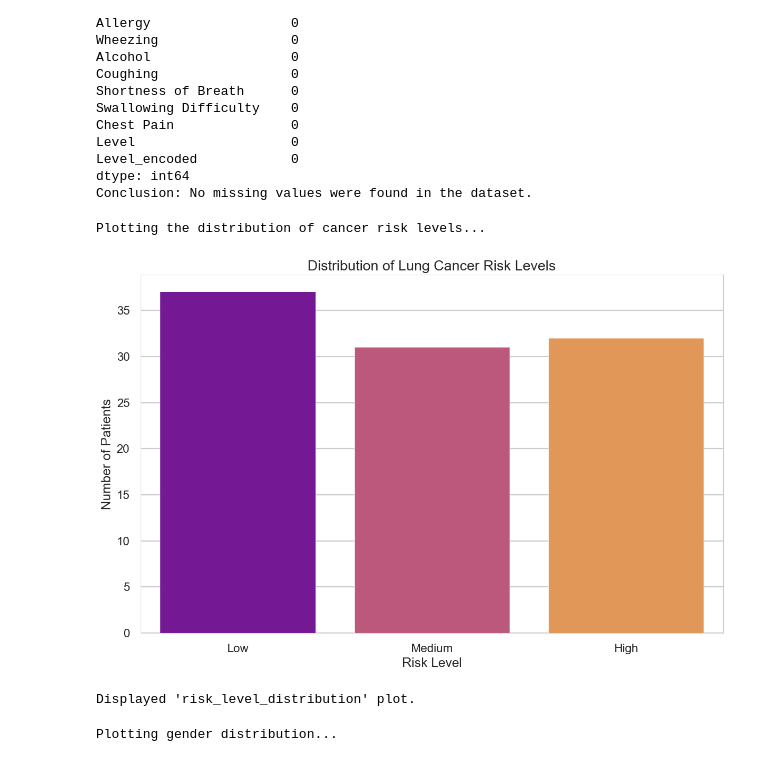
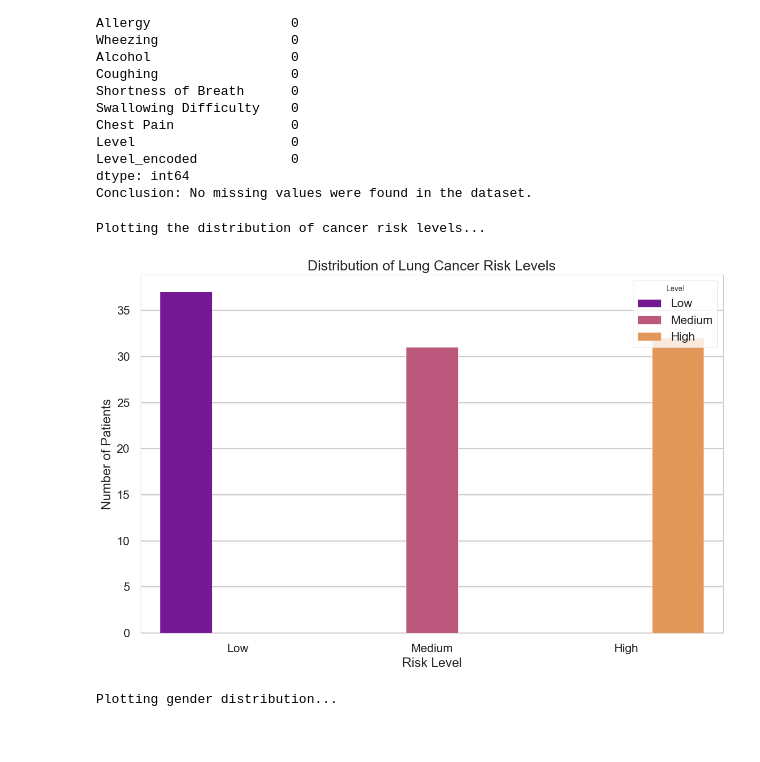
Before and after one commit to AnvayUparkar/AI_Health_prediction, a Jupyter notebook: project/models/Lung Cancer Predicition.ipynb, the cells around one changed output. Saved outputs shown, nothing was run; the diff lists cells and outputs as text; code cells hidden in the pictures.

```diff
--- a/project/models/Lung Cancer Predicition.ipynb
+++ b/project/models/Lung Cancer Predicition.ipynb
@@ -123,19 +123,17 @@ Conclusion: No missing values were found in the dataset.
 # %%
 # c) Distribution of Cancer Risk Level
 # Let's see how many patients fall into each risk category.
 print("\nPlotting the distribution of cancer risk levels...")
 plt.figure(figsize=(12, 8))
-sns.countplot(x='Level', data=df, order=['Low', 'Medium', 'High'], palette='plasma', hue='Level', legend=False)
+sns.countplot(x='Level', data=df, order=['Low', 'Medium', 'High'], palette='plasma', hue='Level')
 plt.title('Distribution of Lung Cancer Risk Levels')
 plt.xlabel('Risk Level')
 plt.ylabel('Number of Patients')
 plt.tight_layout()
 plt.show()
-print("Displayed 'risk_level_distribution' plot.")
 # %% [output]
 Plotting the distribution of cancer risk levels...
-[figure, old version]
+[figure, new version]
-Displayed 'risk_level_distribution' plot.
 # %%
 # d) Gender Distribution (NEW PLOT 1)
 # A pie chart is great for showing proportions.
```
Also changed, not shown: parts of 7 cells of this notebook, 9 other files.
